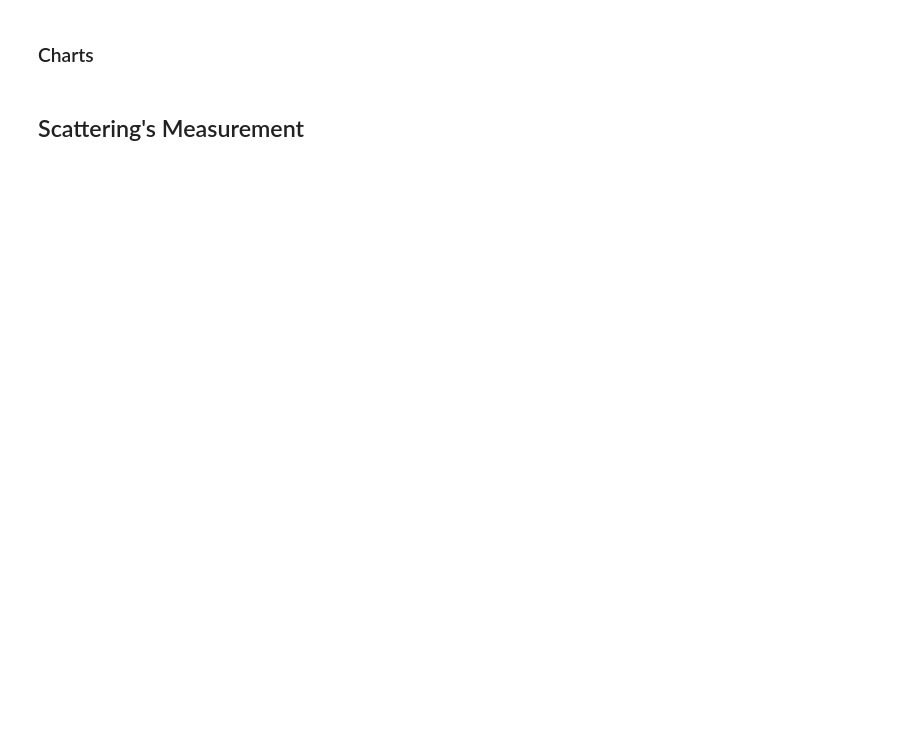
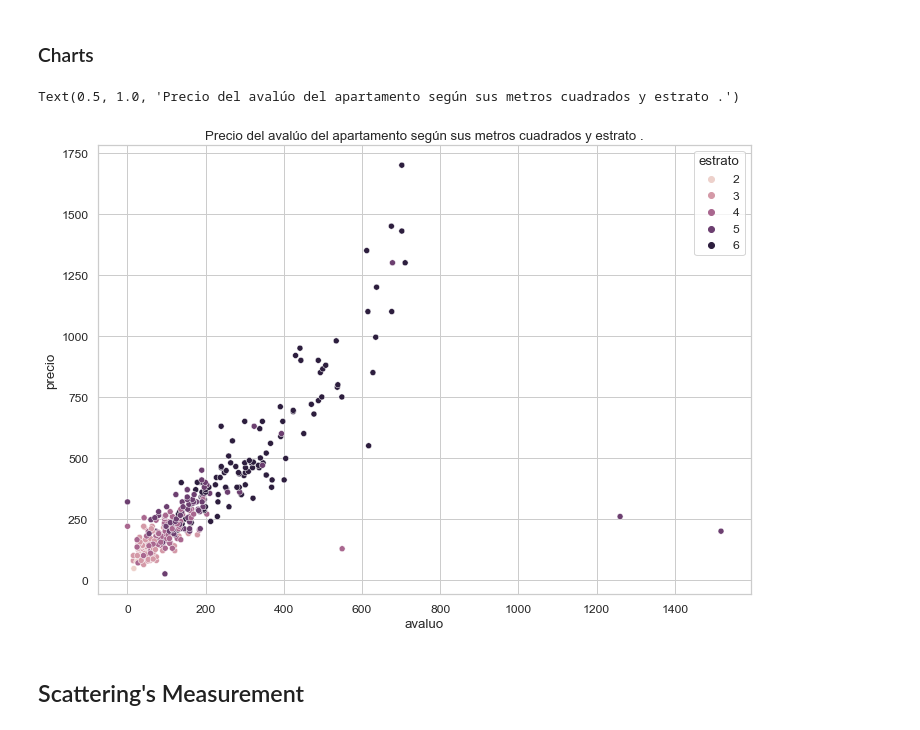
Before and after one commit to StanDoge/PYE-lab-1, a Jupyter notebook: main.ipynb, the cells around one changed output. Drawn from its saved outputs; the diff is of its cells as text; code cells hidden in the pictures; blank space fills up the shorter version.

```diff
--- a/main.ipynb
+++ b/main.ipynb
@@ -38,11 +36,14 @@ df_variables['Moda'] = var_mode
 # %%
 # sb.histplot(data=df,x='precio',hue='parqueadero').set_title("Rangos de precios")
 # sb.histplot(data=df,x='mt2').set_title("Metros cuadrados")
 # sb.catplot(data=df,x='estrato',y='alcobas',kind='bar',ci=None).set(title="Numero de alcobas por estrato")
 # sb.catplot(data=df,x='alcobas',y='precio',kind='bar',ci=None).set(title="Precios segun el numero de alcobas")
 # sb.barplot(x='banos',y='estrato',data=df,ci=None).set_title("Número de baños  según el estrato socioeconómico ")
 # sb.histplot(data=df,x='administracion').set_title("Rango de precios por servicio de administración ")
-# sb.scatterplot(x='avaluo',y='mt2',data=df,hue='estrato').set_title("Precio del avalúo del apartamento según sus metros cuadrados y estrato .")
+sb.scatterplot(x='avaluo',y='precio',data=df,hue='estrato').set_title("Precio del avalúo del apartamento según sus metros cuadrados y estrato .")
+# %% [output]
+Text(0.5, 1.0, 'Precio del avalúo del apartamento según sus metros cuadrados y estrato .')
+[figure, added]
 # %% [markdown]
 ## Scattering's Measurement
 # %%
```
Also changed, not shown: parts of 7 cells of this notebook.
